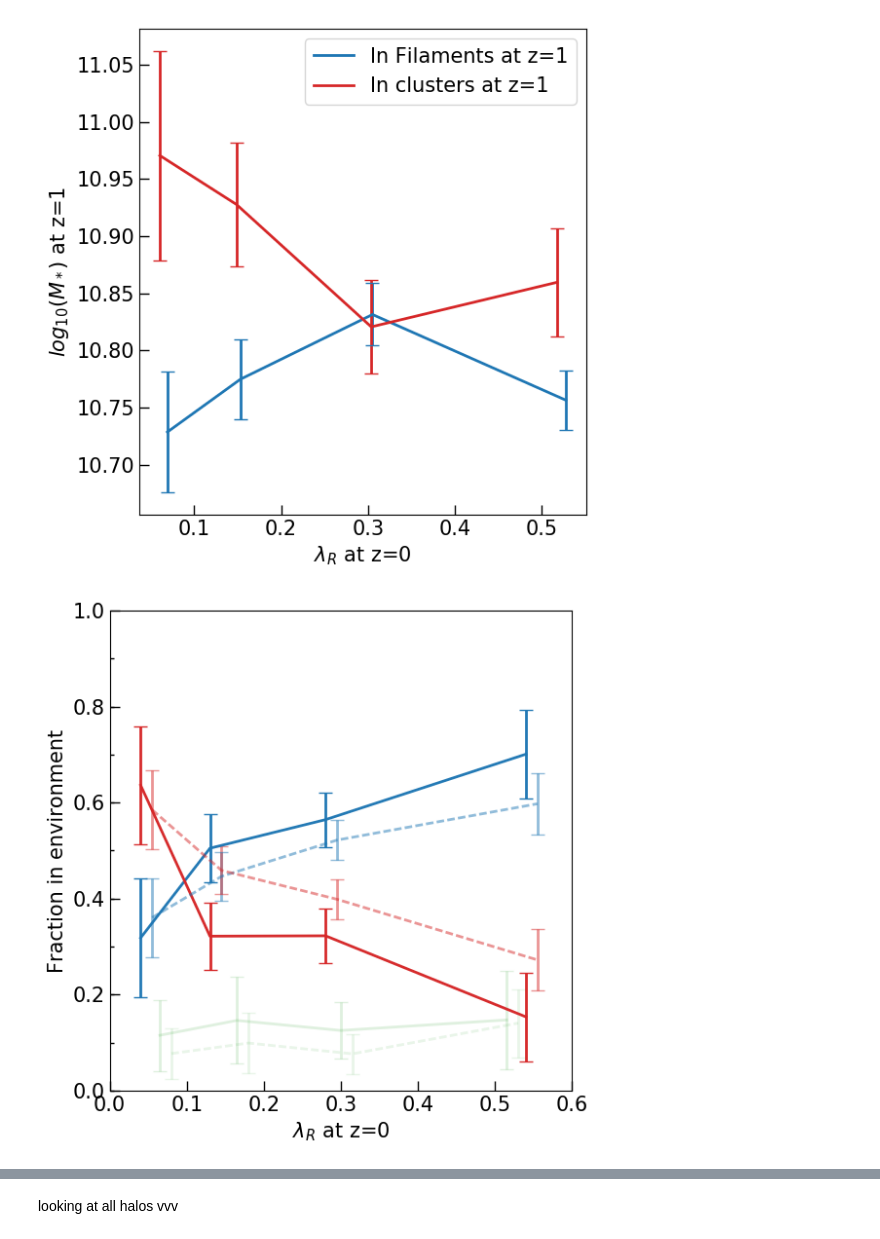
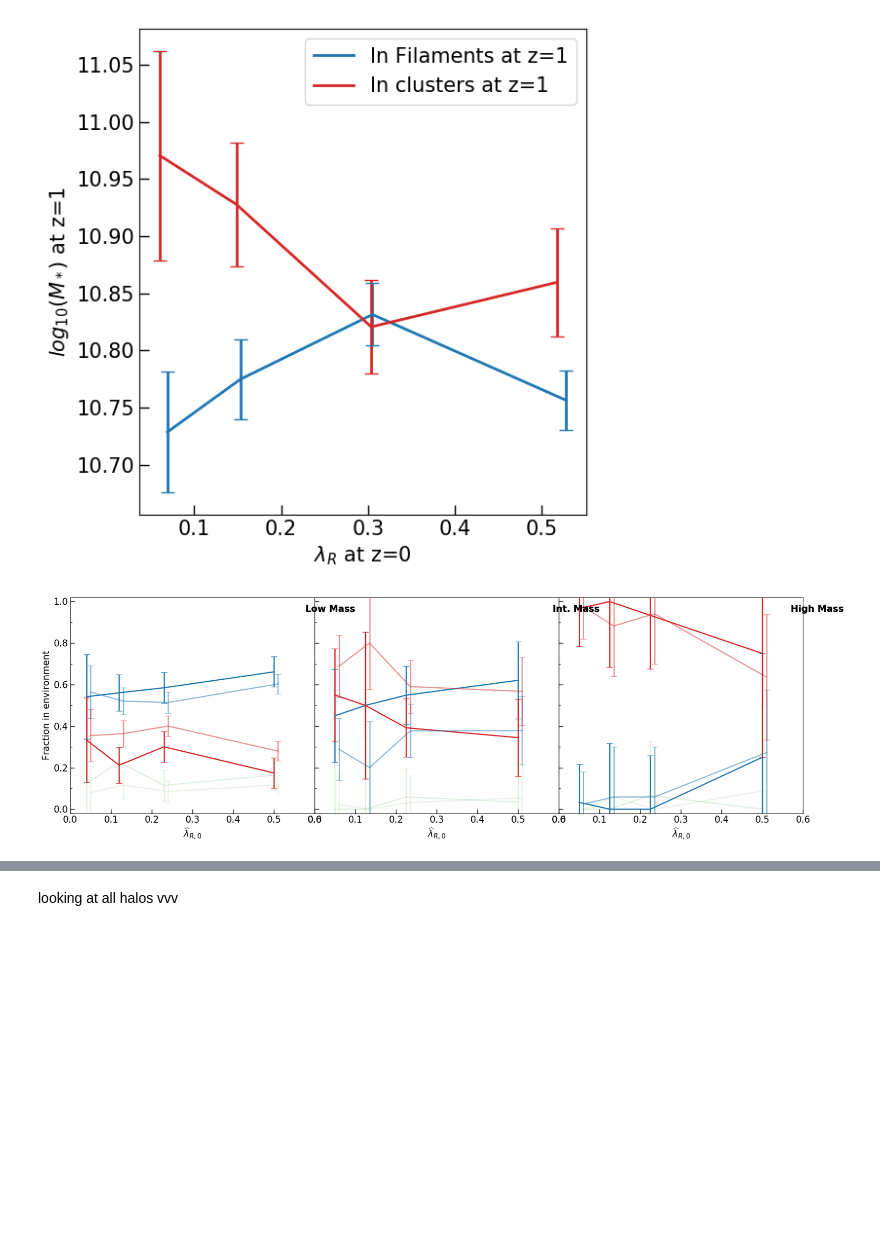
Before and after one commit to zpenoyre/illustris, a Jupyter notebook: web/code/data_analysis.ipynb, the cells around one changed output, grey strips where cells are left out. Saved outputs shown, nothing was run; the diff lists cells and outputs as text; code cells hidden in the pictures; blank space fills up the shorter version.

Commit message:
Plot 3 mass bins for fraction env vs lambda

```diff
--- a/web/code/data_analysis.ipynb
+++ b/web/code/data_analysis.ipynb
@@ -67,7 +67,7 @@ def maskWeb_ellip(whichSnap, webValue):
     return (webData_ellip[whichSnap][:,17]==webValue);
 
 # bins is bin list, value means filament or cluster (0 or 1), mass means mass cutoff, indices are which to bin
-def fractions_function(bins_1, bins_2, value, mass = 11, index1=17, index2=17):
+def fractions_function(bins_1, bins_2, value, mass = 11, index1=17, index2=16):
     if (mass == 0):
         fractions = [];
         for i in range (0,4):
@@ -217,0 +222,8 @@ def set_axis_params(ax,i):
+# %%
+theta_output = webData[i+1][clean_output[:,3]];
+lambda_output = galData[0][clean_output[:,2]];
+
+mass_cut_lambda_output = lambda_output[maskMass_data(lambda_output[:,2],mass_cut[j],mass_cut[j+1]) & (theta_output[:,17] ==0) & (lambda_output[:,14]<0.5)]
+mass_cut_theta_output = theta_output[maskMass_data(lambda_output[:,2],mass_cut[j],mass_cut[j+1]) & (theta_output[:,17] ==0) & (lambda_output[:,14]<0.5)]
+
+bin_data =   bf.bin_data(mass_cut_lambda_output[:,17], abs(mass_cut_theta_output[:,15]), bins2[i-1,j]+offset,0);
@@ -250,14 +275,15 @@ TypeError: data type not understood
 # %% [markdown]
 #
 # %%
-bin_lambda=[]; theta_bins =[[0,0.15,0.3,0.5,0.7],[0,0.3,0.4,0.7],[0,0.15,0.3,0.5,0.7],[0,0.15,0.3,0.5,0.7]]
+bin_lambda=[]; theta_bins =[[0,1,2,4],[0,1,2,4],[0,1,2,4],[0,1,2,4]]
 fig = plt.figure(figsize=(6, 6)); gs=gridspec.GridSpec(1, 1); ax5=plt.subplot(gs[0,0]);
-for i in [0]:
-    bin_lambda.append(bf.bin_data(galData[i][ maskMass(i,5) & maskEllips(i) & maskWeb(i,0)][:,17], abs(webData[i][maskMass(i,5) & maskEllips(i) & maskWeb(i,0) ][:,15]),theta_bins[i],1))
+for i in [0,1,2,3]:
+    bin_lambda.append(bf.bin_data(galData[i][ maskMass(i,10) & maskEllips(i) & maskWeb(i,0)][:,16], abs(webData[i][maskMass(i,10) & maskEllips(i) & maskWeb(i,0) ][:,15]),theta_bins[i],1))
     ax5.errorbar(bin_lambda[i][:,0], (bin_lambda[i][:,1]), yerr=bin_lambda[i][:,3], fmt='-', label='z='+str(redshift[i]), capsize=5)
     print(bin_lambda[i][:,5])
 
 handles, labels = ax5.get_legend_handles_labels(); handles = [h[0] for h in handles];
 ax5.legend(handles,labels,loc="upper right"); ax5.set_xlabel(r'Ellip. $\lambda$'); ax5.set_ylabel('median cos($\Theta$)');ax5.set_xscale('linear');ax5.axhline(0.5, color='grey', alpha=0.3, linestyle='--');
-ax5.set_xlim([0,0.7]);ax5.set_ylim([0,1]);
+#ax5.set_xlim([0,0.7]);
+ax5.set_ylim([0,1]);
 # %% [output]
@@ -310,23 +343,35 @@ plt.tight_layout();
 # %%
 # lambda vs mass for locations in web at z=1 for ellipticals
-fig = plt.figure(figsize=(6, 6));gs=gridspec.GridSpec(1, 1);
-ax1 = plt.subplot(gs[0,0], facecolor='white');
-bins1 = np.array([0,0.08,.18,.38,.7]); bins2 = np.array([0,0.08,.18,.38,.7]);bins3 = np.array([0,0.13,0.2,.4,.63]); offset = 0.01
-for i in [3,2]:
-    offset = +-(0.015*(i-3)); fmt = ['-','--']
-    output = tf.web_evolution(allgalData_ellip, webData_ellip,i,0); clean_output = output[~np.isnan(output[:,2])].astype('int64'); lambda_output = galData_ellip[0][clean_output[:,2]];
-    clust_frac = bf.bin_frac(clean_output[:,0], lambda_output[:,17], bins1+offset, 1); fil_frac= bf.bin_frac(clean_output[:,0], lambda_output[:,17], bins2+offset, 0); void_frac  = bf.bin_frac(clean_output[:,0], lambda_output[:,17], bins3+offset, -1)
+fig = plt.figure(figsize=(18, 6));gs=gridspec.GridSpec(1, 3);
+mass = [0,10,32,150]; label = ['Low Mass','Int. Mass', 'High Mass'];
+bins1 = np.array([[0,0.08,0.16,0.3,0.7],[0,0.1,0.15,0.3,0.7],[0,0.1,0.15,0.3,0.7]]);
+bins2 = np.array([[0,0.08,0.16,0.3,0.7],[0,0.1,0.15,0.3,0.7],[0,0.1,0.15,0.3,0.7]]);
+bins3 = np.array([[0,0.08,0.16,0.3,0.7],[0,0.1,0.15,0.3,0.7],[0,0.1,0.15,0.3,0.7]]);
 
-    ax1.errorbar(fil_frac[:,0],fil_frac[:,1], yerr=fil_frac[:,2], fmt=fmt[i-3], label='Filaments', capsize=5,color='C0', alpha=(i-1)*0.49)
-    ax1.errorbar(clust_frac[:,0],clust_frac[:,1], yerr=clust_frac[:,2], fmt=fmt[i-3], label='Clusters', capsize=5,color='C3',alpha=(i-1)*0.49)
-    ax1.errorbar(void_frac[:,0],void_frac[:,1], yerr=void_frac[:,2], fmt=fmt[i-3], label='Voids', capsize=5,color='C2', alpha=0.05*i)
+for j in [2,1,0]:
+    ax = plt.subplot(gs[0,j], facecolor='white');
+    for i in [3,2]:
+        offset = +(0.01*(3-i));
+        output = tf.web_evolution(allgalData_ellip, webData_ellip,i,0); clean_output = output[~np.isnan(output[:,2])].astype('int64'); lambda_output = galData_ellip[0][clean_output[:,2]];
+        mass_mask =maskMass_data(lambda_output[:,2],mass[j],mass[j+1]);
+        clust_frac = bf.bin_frac(clean_output[mass_mask][:,0], lambda_output[mass_mask][:,17], bins1[j]+offset, 1);
+        fil_frac= bf.bin_frac(clean_output[mass_mask][:,0], lambda_output[mass_mask][:,17], bins2[j]+offset, 0);
+        void_frac  = bf.bin_frac(clean_output[mass_mask][:,0], lambda_output[mass_mask][:,17], bins3[j]+offset, -1)
 
-minor_ticks_y = np.arange(0, 1, 0.1); ax1.set_yticks(minor_ticks_y, minor=True); ax1.yaxis.set_tick_params(which='minor',width=1, length=3, direction='in');
-ax1.xaxis.set_tick_params(width=1, length=7, direction='in');ax1.yaxis.set_tick_params(width=1, length=7, direction='in');
-ax1.set_ylabel('Fraction in environment'); ax1.set_xlabel(r'$\lambda_R$ at z=0'); ax1.set_xlim([0,0.6]);ax1.set_ylim([0,1]);
-#ax1.text(0.5,0.7, 'Filaments',fontsize=15, fontweight='bold', ha='right', color='C0'); ax1.text(0.5,0.38, 'Clusters',fontsize=15, fontweight='bold', ha='right', color='C3'); ax1.text(0.5,0.05, 'Voids',fontsize=15, fontweight='bold', ha='right', color='C2', alpha=0.3);
-#ax1.text(0.55,0.92, r'$\emdash$ z=1.0',fontsize=15, fontweight='bold', ha='right'); ax1.text(0.55,0.85, r'$\endash\endash$ z=0.5',fontsize=15, fontweight='bold', ha='right'); fig.savefig('../../Plots/Fraction_at_redshift_vs_lambdaz0.pdf', format='pdf')
+        ax.errorbar(fil_frac[:,0],fil_frac[:,1], yerr=fil_frac[:,2], fmt=fmt[i-3], label='Filaments', capsize=5,color='C0', alpha=(i-1)*0.49)
+        ax.errorbar(clust_frac[:,0],clust_frac[:,1], yerr=clust_frac[:,2], fmt=fmt[i-3], label='Clusters', capsize=5,color='C3',alpha=(i-1)*0.49)
+        ax.errorbar(void_frac[:,0],void_frac[:,1], yerr=void_frac[:,2], fmt=fmt[i-3], label='Voids', capsize=5,color='C2', alpha=0.05*i)
 
-plt.tight_layout();
+        minor_ticks_x = np.arange(0, 0.7, 0.1); ax.set_xticks(minor_ticks_x, minor=True); ax.xaxis.set_tick_params(which='minor',width=1, length=3, direction='in');
+        ax.xaxis.set_tick_params(width=1, length=7, direction='in');
+        ax.yaxis.set_tick_params(width=1, length=7, direction='in');ax.set_yticks(minor_ticks_y, minor=True); ax.yaxis.set_tick_params(which='minor',width=1, length=3, direction='in');
+        ax.set_xlabel(r'$\widehat{\lambda}_{R, 0}$');ax.set_ylim(-0.02,1.02);ax1.set_xlim([0,0.7]);
+        #ax.axvline(1, color='grey', alpha=0.3, linestyle='--');
+        ax.text(0.7,0.95, label[j],fontsize=15, fontweight='bold', ha='right');
+
+ax.yaxis.set_tick_params(width=1, length=7, direction='in');ax.set_yticks(minor_ticks_y, minor=True); ax.yaxis.set_tick_params(which='minor',width=1, length=3, direction='in');
+ax = plt.subplot(gs[0,0], facecolor='white'); ax.set_ylabel('Fraction in environment');
+minor_ticks_y = np.arange(0, 1, 0.1); ax.set_yticks(minor_ticks_y, minor=True); ax.yaxis.set_tick_params(which='minor',width=1, length=3, direction='in');
+plt.tight_layout(); plt.subplots_adjust(hspace=0, wspace=.0); plt.show()
 # %% [output]
-[figure, old version]
+[figure, new version]
```
Also changed, not shown: parts of 7 cells of this notebook.
